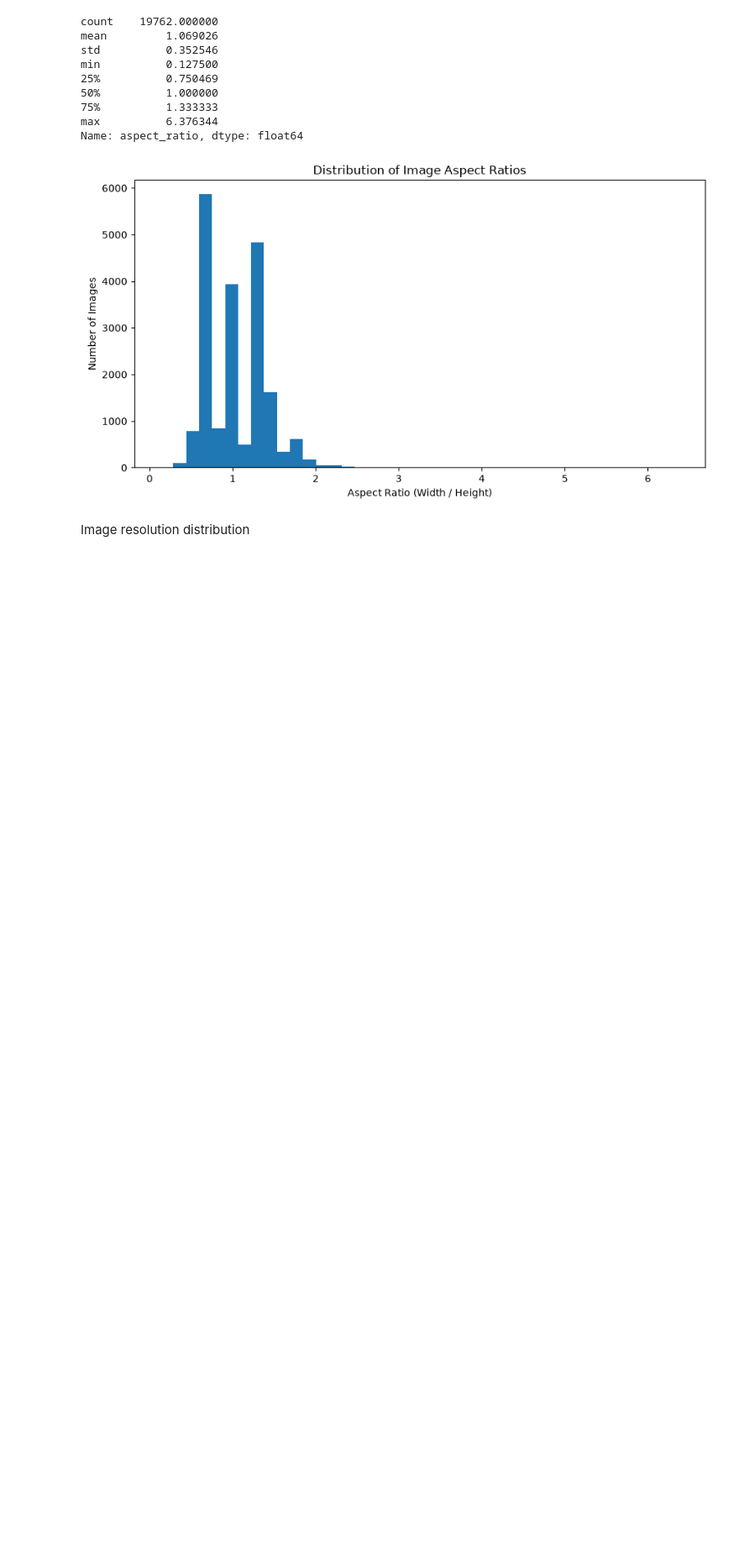
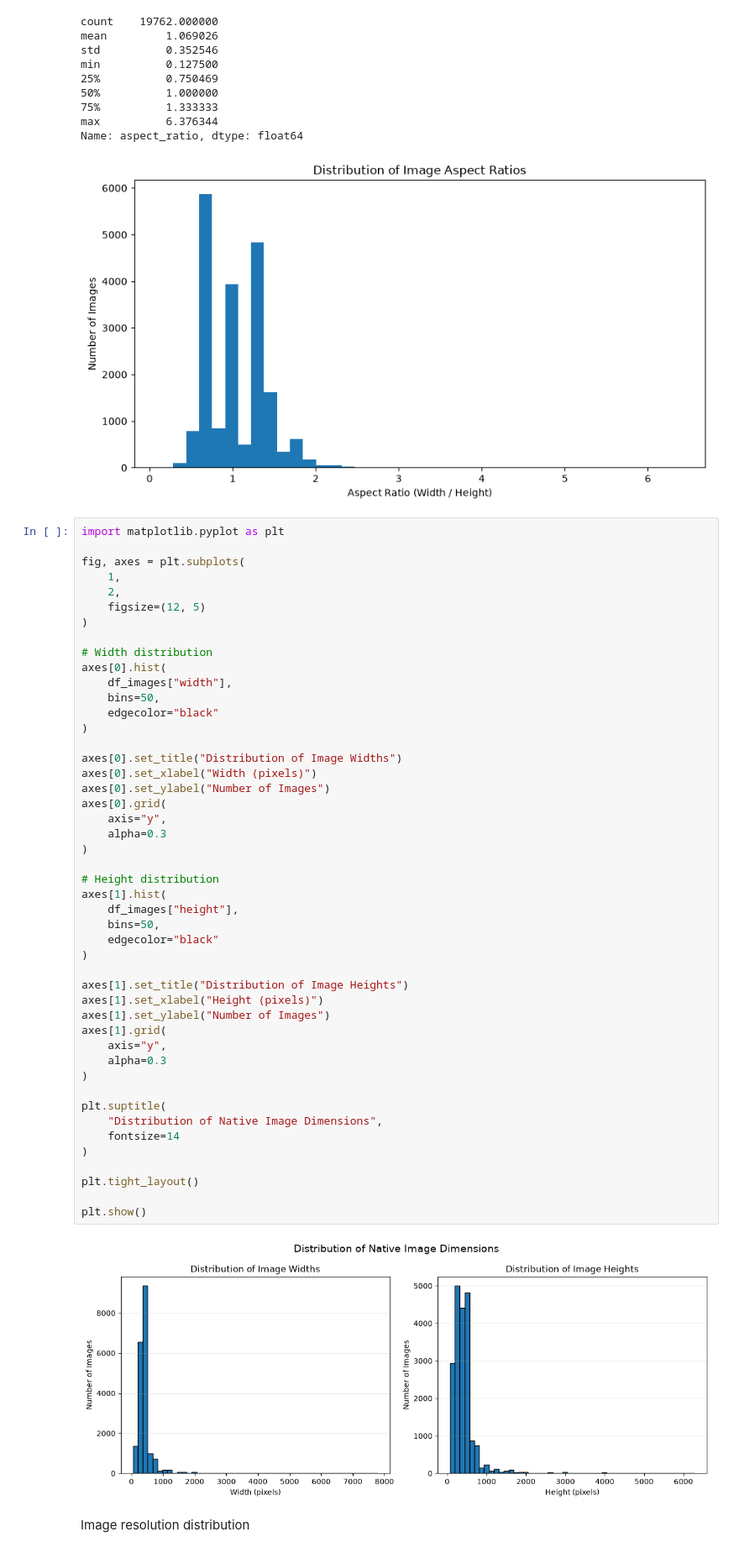
Before and after one commit to Master-GB/waste-classification, a Jupyter notebook: notebooks/01_dataset_audit.ipynb, the cells around one changed output. Shown at 84% size. Cells and saved outputs as stored; diff of their text form; blank space fills up the shorter version.

```diff
--- a/notebooks/01_dataset_audit.ipynb
+++ b/notebooks/01_dataset_audit.ipynb
@@ -361,6 +361,55 @@ min          0.127500
 max          6.376344
 Name: aspect_ratio, dtype: float64
 [figure]
+# %%
+import matplotlib.pyplot as plt
+
+fig, axes = plt.subplots(
+    1,
+    2,
+    figsize=(12, 5)
+)
+
+# Width distribution
+axes[0].hist(
+    df_images["width"],
+    bins=50,
+    edgecolor="black"
+)
+
+axes[0].set_title("Distribution of Image Widths")
+axes[0].set_xlabel("Width (pixels)")
+axes[0].set_ylabel("Number of Images")
+axes[0].grid(
+    axis="y",
+    alpha=0.3
+)
+
+# Height distribution
+axes[1].hist(
+    df_images["height"],
+    bins=50,
+    edgecolor="black"
+)
+
+axes[1].set_title("Distribution of Image Heights")
+axes[1].set_xlabel("Height (pixels)")
+axes[1].set_ylabel("Number of Images")
+axes[1].grid(
+    axis="y",
+    alpha=0.3
+)
+
+plt.suptitle(
+    "Distribution of Native Image Dimensions",
+    fontsize=14
+)
+
+plt.tight_layout()
+
+plt.show()
+# %% [output]
+[figure, added]
 # %% [markdown]
 Image resolution distribution
 # %%
```
Also changed, not shown: 9 other files.
